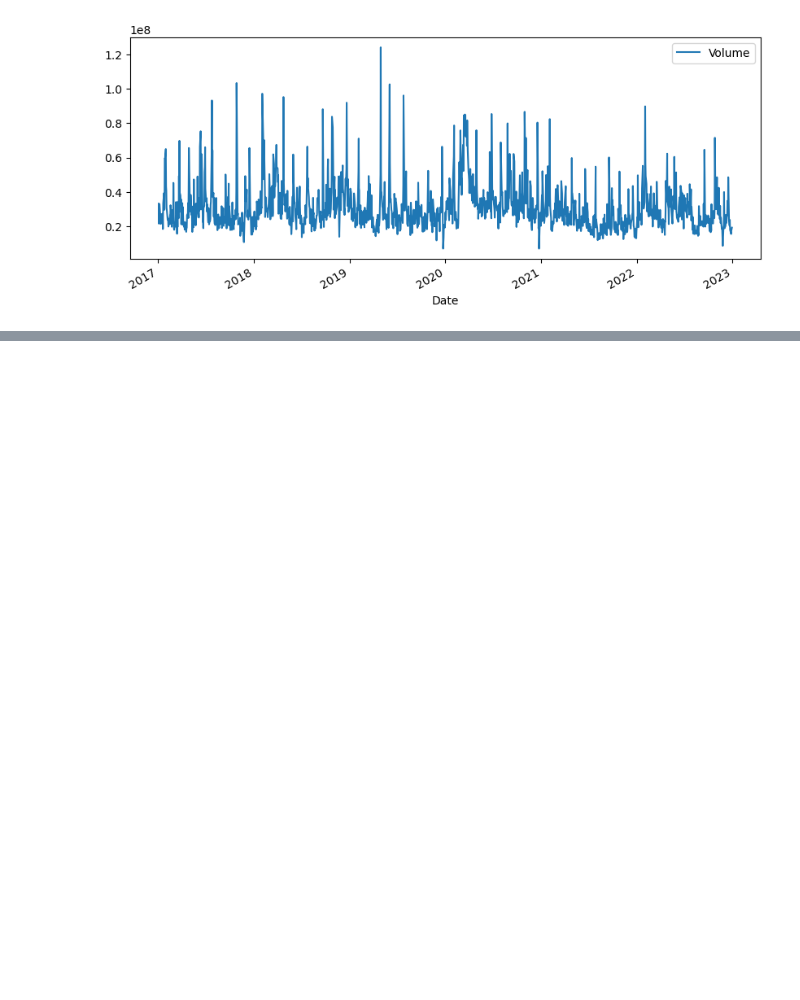
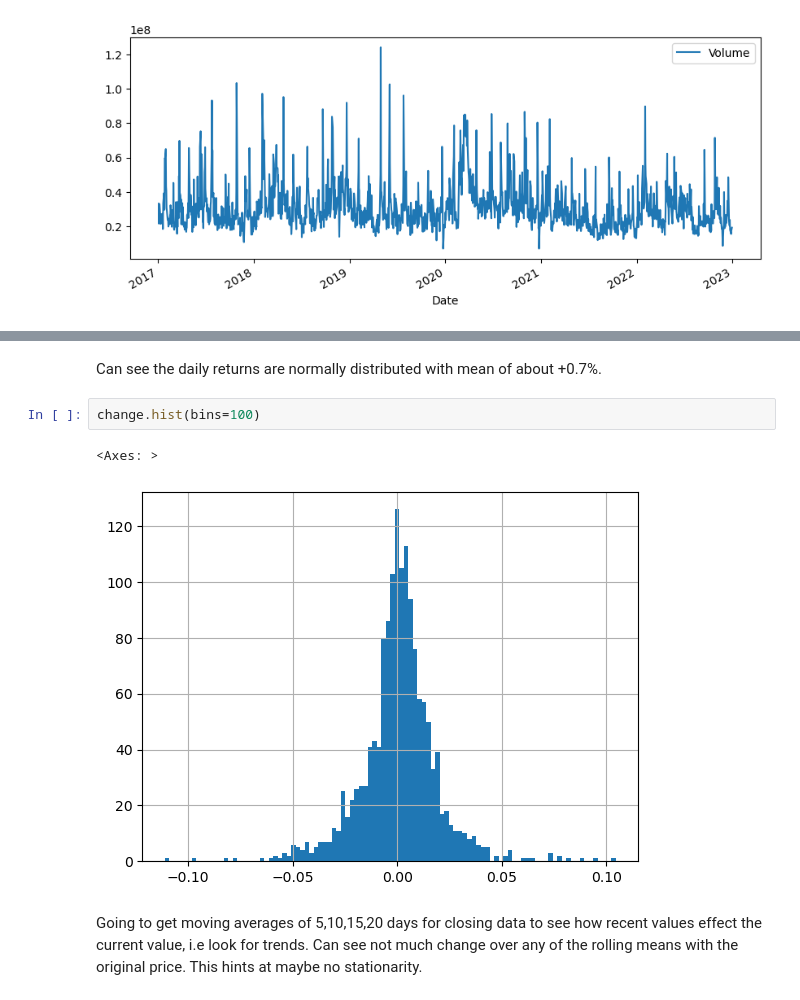
Before and after one commit to brianManesis/Stock-Prediction, a Jupyter notebook: analysis/Google_Analysis.ipynb, the cells around one changed output, grey strips where cells are left out. Cells and saved outputs as stored; diff of their text form; blank space fills up the shorter version.

```diff
--- a/analysis/Google_Analysis.ipynb
+++ b/analysis/Google_Analysis.ipynb
@@ -107,0 +171,9 @@ goog['Volume'].plot(legend=True, figsize=(10,4))
+# %% [markdown]
+Can see the daily returns are normally distributed with mean of about +0.7%.
+# %%
+change.hist(bins=100)
+# %% [output]
+<Axes: >
+[figure, added]
+# %% [markdown]
+Going to get moving averages of 5,10,15,20 days for closing data to see how recent values effect the current value, i.e look for trends. Can see not much change over any of the rolling means with the original price. This hints at maybe no stationarity.
```
Also changed, not shown: parts of 58 cells of this notebook.
